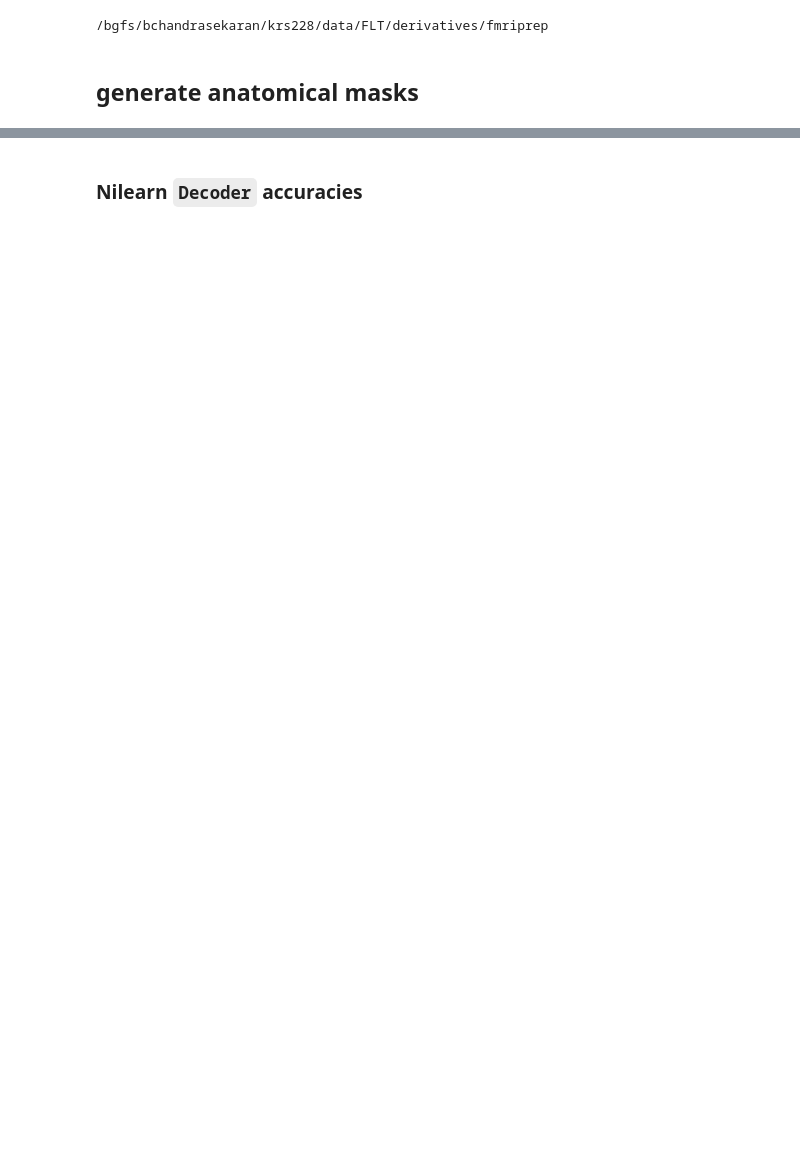
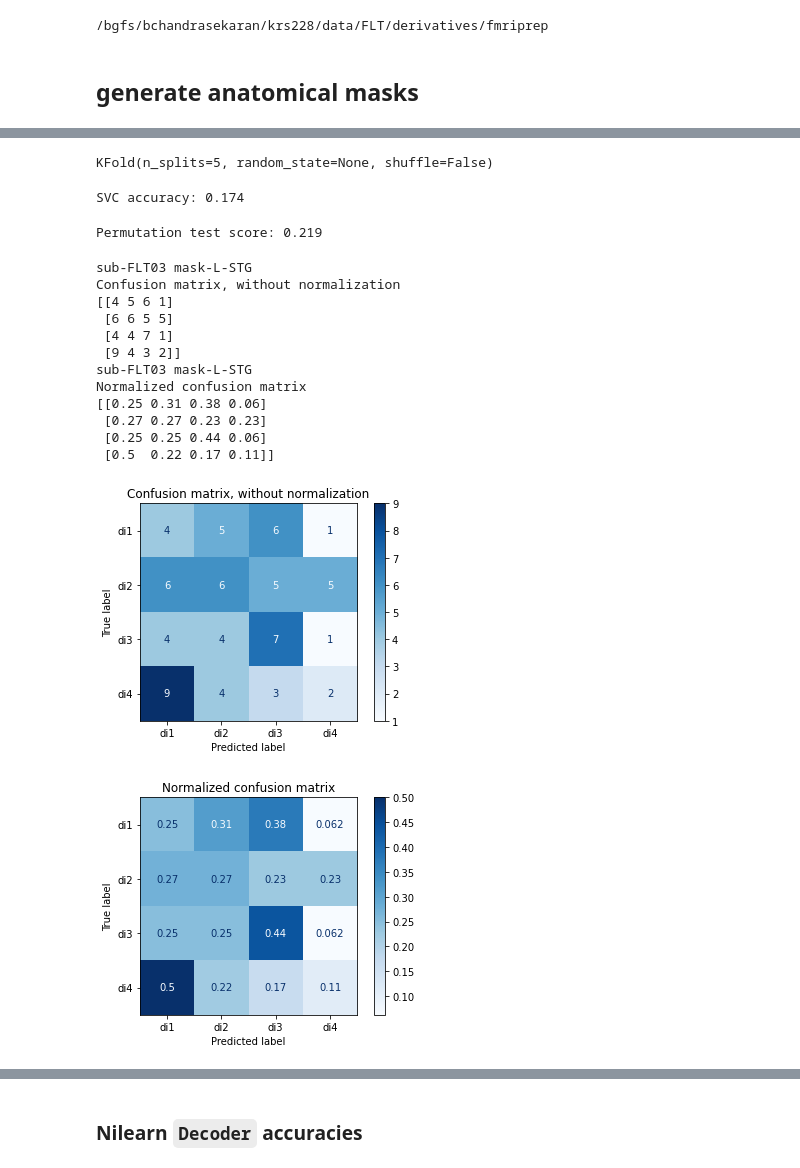
Before and after one commit to sitek/auditory_category_learning, a Jupyter notebook: multivariate_analysis.ipynb, the cells around one changed output, grey strips where cells are left out. Drawn from its saved outputs; the diff is of its cells as text; code cells hidden in the pictures; blank space fills up the shorter version.

```diff
--- a/multivariate_analysis.ipynb
+++ b/multivariate_analysis.ipynb
@@ -162,0 +169,80 @@ z_maps
+# %%
+fmri_masked, masker = mask_fmri(z_maps, mask_fpath, fwhm_sub)
+# %%
+cv
+# %% [output]
+KFold(n_splits=5, random_state=None, shuffle=False)
+# %%
+from sklearn.svm import SVC
+svc = SVC()
+
+from sklearn.model_selection import cross_val_score
+
+cv_scores = cross_val_score(svc, fmri_masked, conditions, cv=cv)
+print("SVC accuracy: {:.3f}".format(cv_scores.mean()))
+# %% [output]
+SVC accuracy: 0.174
+# %%
+from sklearn.model_selection import permutation_test_score
+null_cv_scores = permutation_test_score(
+    svc, fmri_masked, conditions, cv=cv, )[1]
+print("Permutation test score: {:.3f}".format(null_cv_scores.mean()))
+# %% [output]
+Permutation test score: 0.219
+# %%
+def plot_confusion_matrix(X, y, mask_descrip, sub_id):
+    import numpy as np
+    import matplotlib.pyplot as plt
+
+    from sklearn import svm, datasets
+    from sklearn.model_selection import train_test_split
+    from sklearn.metrics import ConfusionMatrixDisplay
+
+    # Split the data into a training set and a test set
+    X_train, X_test, y_train, y_test = train_test_split(X, y, random_state=0)
+
+    # Run classifier, using a model that is too regularized (C too low) to see
+    # the impact on the results
+    classifier = svm.SVC(kernel="linear", ).fit(X_train, y_train)
+
+    np.set_printoptions(precision=2)
+
+    print('sub-%s mask-%s'%(sub_id, mask_descrip))
+
+    # Plot non-normalized confusion matrix
+    titles_options = [
+        ("Confusion matrix, without normalization", None),
+        ("Normalized confusion matrix", "true"),
+    ]
+    for title, normalize in titles_options:
+        disp = ConfusionMatrixDisplay.from_estimator(
+            classifier,
+            X_test,
+            y_test,
+            #display_labels=class_names,
+            cmap=plt.cm.Blues,
+            normalize=normalize,
+        )
+        disp.ax_.set_title(title)
+
+        print(title)
+        print(disp.confusion_matrix)
+
+    plt.show()
+# %%
+plot_confusion_matrix(fmri_masked, conditions, mask_descrip, sub_id)
+# %% [output]
+sub-FLT03 mask-L-STG
+Confusion matrix, without normalization
+[[4 5 6 1]
+ [6 6 5 5]
+ [4 4 7 1]
+ [9 4 3 2]]
+sub-FLT03 mask-L-STG
+Normalized confusion matrix
+[[0.25 0.31 0.38 0.06]
+ [0.27 0.27 0.23 0.23]
+ [0.25 0.25 0.44 0.06]
+ [0.5  0.22 0.17 0.11]]
+[figure, added]
+[figure, added]
```
Also changed, not shown: parts of 40 cells of this notebook.
